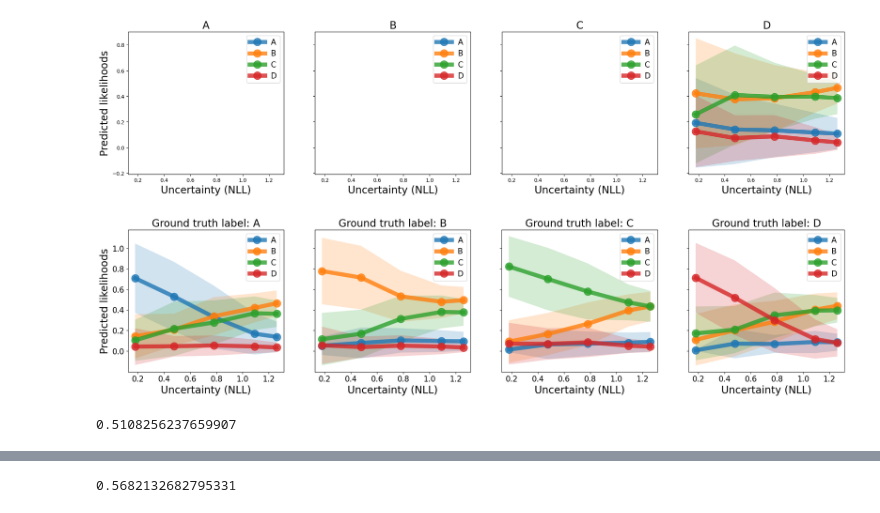
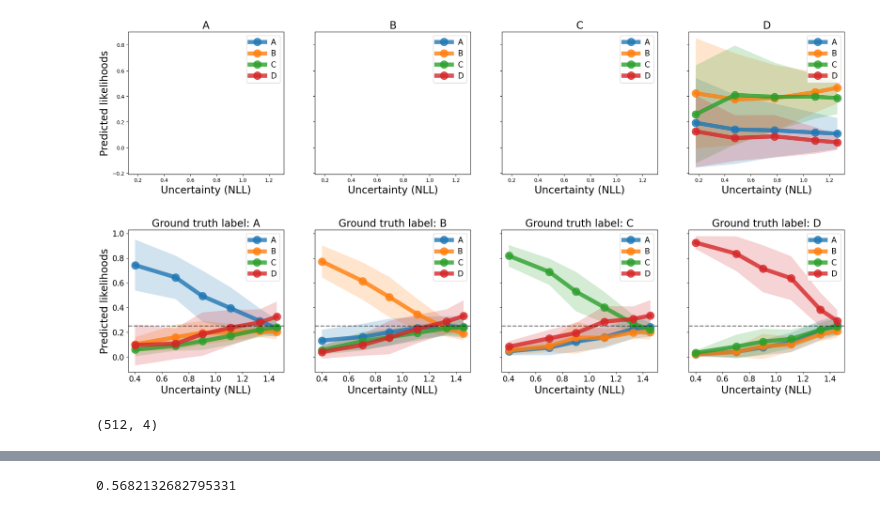
Before and after one commit to katiekang1998/llm_hallucinations, a Jupyter notebook: examples/analyze_mmlu.ipynb, the cells around one changed output, grey strips where cells are left out. Saved outputs shown, nothing was run; the diff lists cells and outputs as text; code cells hidden in the pictures.

```diff
--- a/examples/analyze_mmlu.ipynb
+++ b/examples/analyze_mmlu.ipynb
@@ -239,18 +239,28 @@ for j in range(4):
 
 model_path = "ckpts/sft_mmlu_llama7B/checkpoint_01000/hf_model/"
 
-sft_eval_A_to_D_probs = np.load(model_path + "eval_A_to_D_probs.npy")
-neg_log_likelihoods = -np.log(sft_eval_A_to_D_probs.max(-1))
+# sft_eval_A_to_D_probs = np.load(model_path + "eval_A_to_D_probs.npy")
+# neg_log_likelihoods = -np.log(sft_eval_A_to_D_probs.max(-1))
 
-# model_path = "ckpts/sft_mmlu_llama7B/checkpoint_02000/hf_model/"
-model_path = "ckpts/sft2_mmlu_llama7B_threshold0pt5_certainABCD/checkpoint_01000/hf_model/"
+sft_eval_A_to_D_probs = (np.load(model_path + f"eval_A_to_D_probs_truthA.npy")[:, 0]+
+    np.load(model_path + f"eval_A_to_D_probs_truthB.npy")[:, 1]+
+    np.load(model_path + f"eval_A_to_D_probs_truthC.npy")[:, 2]+
+    np.load(model_path + f"eval_A_to_D_probs_truthD.npy")[:, 3])/4
+
+neg_log_likelihoods = -np.log(sft_eval_A_to_D_probs)
+
+
+model_path = "ckpts/sft_mmlu_llama7B/checkpoint_02000/hf_model/"
+# model_path = "ckpts/sft2_mmlu_llama7B_threshold0pt5_certainABCD/checkpoint_01000/hf_model/"
 
 fig, axs = plt.subplots(1, 4, figsize=(25, 5), sharey=True, sharex=True)
 
 
-neg_log_likelihood_bins = [0, 0.3, 0.6, 0.9, 1.2, 1.5]
+# neg_log_likelihood_bins = [0, 0.3, 0.6, 0.9, 1.2, 1.5, 1.8, 2.1]
+neg_log_likelihood_bins = [0, 0.6, 0.8, 1.0, 1.2, 1.4, 1.6]
+
 # neg_log_likelihood_bins = []
-# for percentiles in [0, 10, 40, 60, 90, 100]:
+# for percentiles in [0, 5, 10, 20, 40, 60, 100]:
 #     print("Percentile: ", percentiles, np.percentile(neg_log_likelihoods, percentiles))
 #     neg_log_likelihood_bins.append(np.percentile(neg_log_likelihoods, percentiles))
 
@@ -280,37 +290,37 @@ for j in range(4):
         A_to_D_likelihoods["B"].append(sft2_eval_A_to_D_probs[bin_idxs, 1].mean())
         A_to_D_likelihoods["C"].append(sft2_eval_A_to_D_probs[bin_idxs, 2].mean())
         A_to_D_likelihoods["D"].append(sft2_eval_A_to_D_probs[bin_idxs, 3].mean())
 
         A_to_D_likelihood_stds["A"].append(sft2_eval_A_to_D_probs[bin_idxs, 0].std())
         A_to_D_likelihood_stds["B"].append(sft2_eval_A_to_D_probs[bin_idxs, 1].std())
         A_to_D_likelihood_stds["C"].append(sft2_eval_A_to_D_probs[bin_idxs, 2].std())
         A_to_D_likelihood_stds["D"].append(sft2_eval_A_to_D_probs[bin_idxs, 3].std())
         neg_log_likelihoods_bin_means.append(neg_log_likelihoods[bin_idxs].mean())
 
     axs[j].plot(neg_log_likelihoods_bin_means, A_to_D_likelihoods["A"], "o-", label="A", linewidth=8, markersize=15, alpha=0.8)
     axs[j].fill_between(neg_log_likelihoods_bin_means, np.array(A_to_D_likelihoods["A"]) - np.array(A_to_D_likelihood_stds["A"]), np.array(A_to_D_likelihoods["A"]) + np.array(A_to_D_likelihood_stds["A"]), alpha=0.2)
     axs[j].plot(neg_log_likelihoods_bin_means, A_to_D_likelihoods["B"], "o-", label="B", linewidth=8, markersize=15, alpha=0.8)
     axs[j].fill_between(neg_log_likelihoods_bin_means, np.array(A_to_D_likelihoods["B"]) - np.array(A_to_D_likelihood_stds["B"]), np.array(A_to_D_likelihoods["B"]) + np.array(A_to_D_likelihood_stds["B"]), alpha=0.2)
     axs[j].plot(neg_log_likelihoods_bin_means, A_to_D_likelihoods["C"], "o-", label="C", linewidth=8, markersize=15, alpha=0.8)
     axs[j].fill_between(neg_log_likelihoods_bin_means, np.array(A_to_D_likelihoods["C"]) - np.array(A_to_D_likelihood_stds["C"]), np.array(A_to_D_likelihoods["C"]) + np.array(A_to_D_likelihood_stds["C"]), alpha=0.2)
     axs[j].plot(neg_log_likelihoods_bin_means, A_to_D_likelihoods["D"], "o-", label="D", linewidth=8, markersize=15, alpha=0.8)
     axs[j].fill_between(neg_log_likelihoods_bin_means, np.array(A_to_D_likelihoods["D"]) - np.array(A_to_D_likelihood_stds["D"]), np.array(A_to_D_likelihoods["D"]) + np.array(A_to_D_likelihood_stds["D"]), alpha=0.2)
 
     axs[j].legend(fontsize=15)
-    # axs[j].axhline(0.25, linestyle = "--" ,color = "black",  linewidth=3, alpha=0.4)
-    # axs[j].axhline(0, linestyle = "--" ,color = "black",  linewidth=3, alpha=0.4)
+    axs[j].axhline(0.25, linestyle = "--" ,color = "black",  linewidth=2, alpha=0.5)
+    # axs[j].axhline(0, linestyle = "--" ,color = "black",  linewidth=1.5, alpha=0.8)
 
     # axs[j].set_xticklabels(fontsize=15)
     axs[j].set_yticks([0 ,0.2, 0.4, 0.6, 0.8, 1],)
     axs[j].xaxis.set_tick_params(labelsize=15)
     axs[j].yaxis.set_tick_params(labelsize=15)
     axs[j].set_xlabel("Uncertainty (NLL)", fontsize=20)
     if j==0:
         axs[j].set_ylabel("Predicted likelihoods", fontsize=20)
     axs[j].set_title("Ground truth label: "+labels[j], fontsize=20)
 # %% [output]
-[figure, old version]
+[figure, new version]
-# %%
--np.log(0.6)
-# %% [output]
-0.5108256237659907
+# %%
+np.load(model_path + f"eval_A_to_D_probs_truthD.npy").shape
+# %% [output]
+(512, 4)
```
Also changed, not shown: parts of 1 cell of this notebook, 30 other files.
